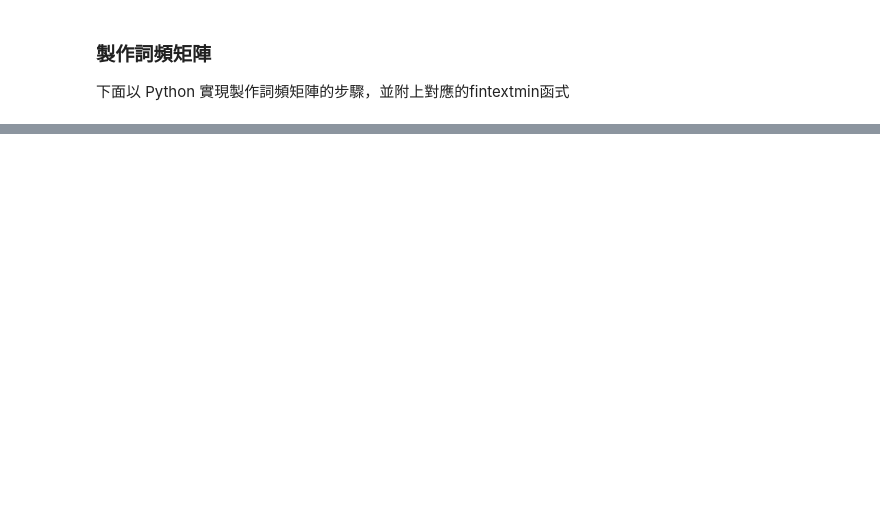
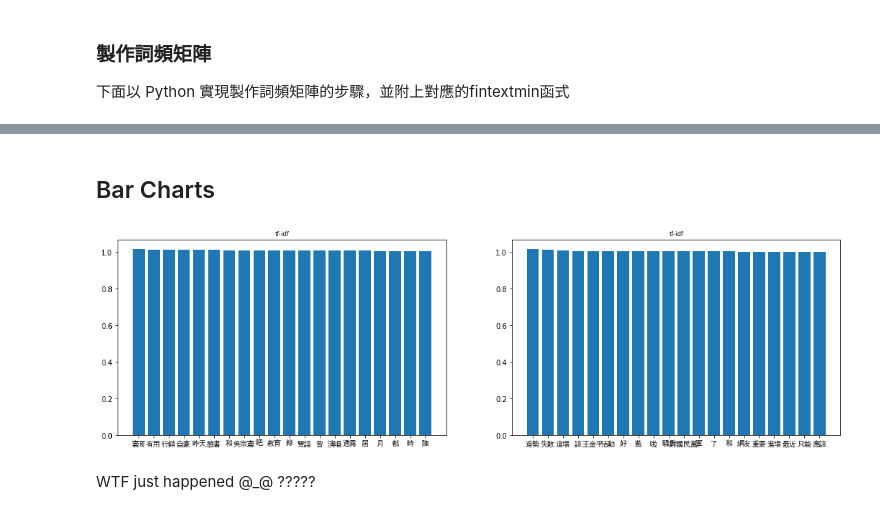
Before and after one commit to aesophor/DataScience, a Jupyter notebook: 02-Political-News-Word-Cloud/Han Guo Yu.ipynb, the cells around one changed output, grey strips where cells are left out. Drawn from its saved outputs; the diff is of its cells as text; code cells hidden in the pictures; blank space fills up the shorter version.

```diff
--- a/02-Political-News-Word-Cloud/Han Guo Yu.ipynb
+++ b/02-Political-News-Word-Cloud/Han Guo Yu.ipynb
@@ -173,0 +181,14 @@ plot_tfidf_wordcloud(green_tfidfm, text_index=0, ax=ax2, font_path=linux_font, h
+# %% [markdown]
+## Bar Charts
+# %%
+plt.figure(figsize=(18, 5))
+
+ax1 = plt.subplot(121)
+plot_tfidf_bar(blue_tfidfm, text_index=0, ax=ax1, font_path=linux_font, title="tf-idf")
+
+ax2 = plt.subplot(122)
+plot_tfidf_bar(green_tfidfm, text_index=0, ax=ax2, font_path=linux_font, title="tf-idf")
+# %% [output]
+[figure, added]
+# %% [markdown]
+WTF just happened @_@ ?????
```
Also changed, not shown: parts of 11 cells of this notebook, 6 other files.
